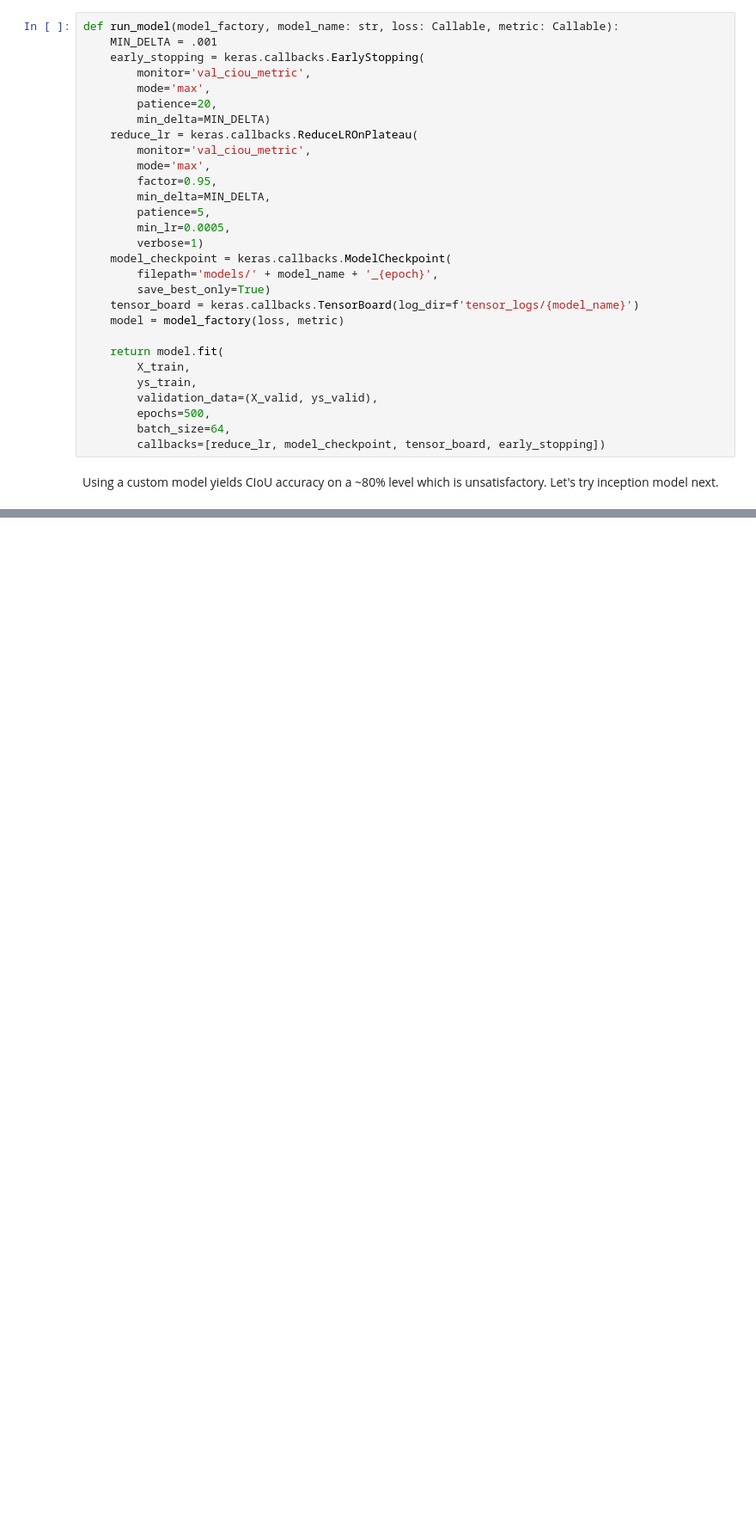
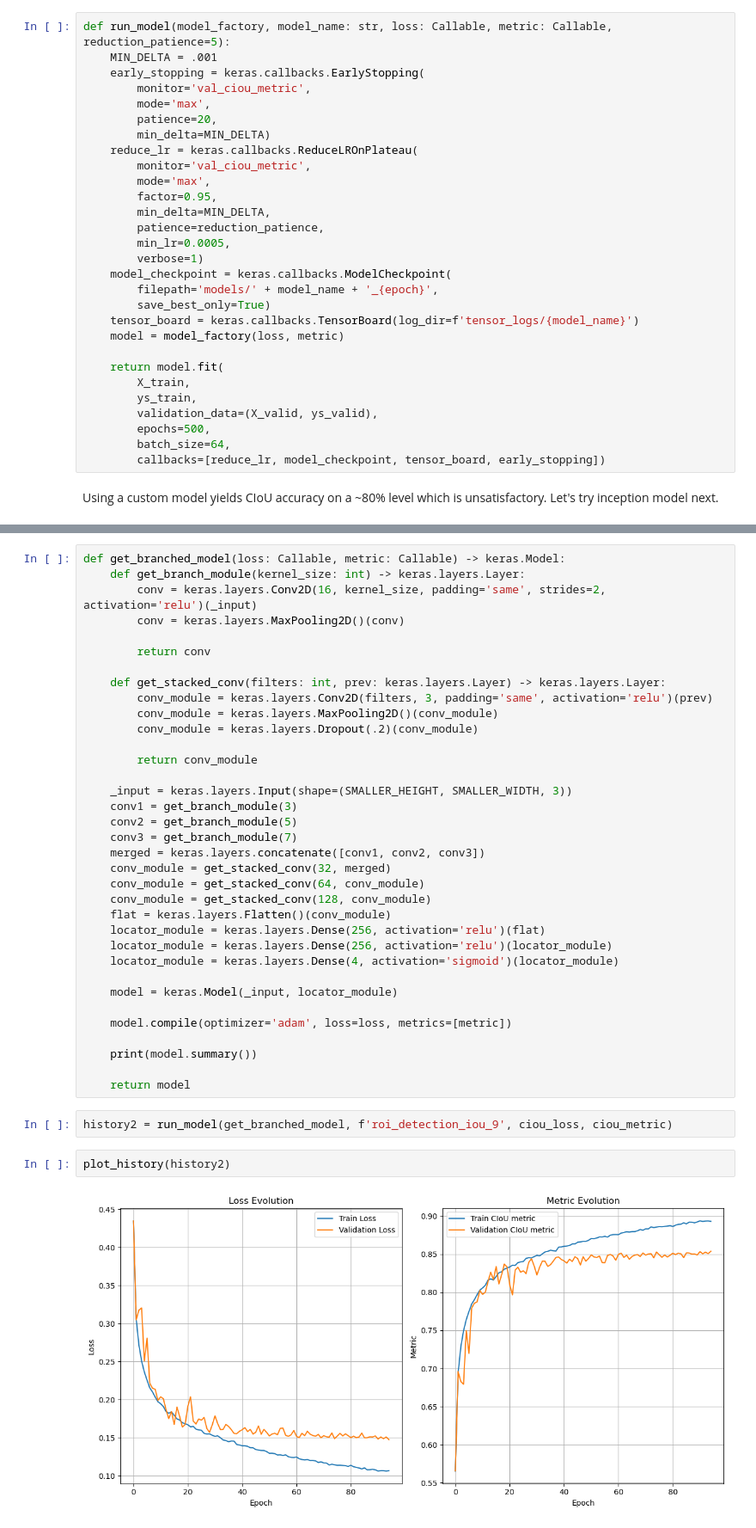
Before and after one commit to mmalek06/praca_inz_nn, a Jupyter notebook: roi_detection.ipynb, the cells around one changed output, grey strips where cells are left out. Shown: that part at 86% size. Saved outputs shown, nothing was run; the diff lists cells and outputs as text; blank space fills up the shorter version.

```diff
--- a/roi_detection.ipynb
+++ b/roi_detection.ipynb
@@ -150,5 +174,5 @@ def get_baseline_model(loss: Callable, metric: Callable) -> keras.Model:
 # %%
-def run_model(model_factory, model_name: str, loss: Callable, metric: Callable):
+def run_model(model_factory, model_name: str, loss: Callable, metric: Callable, reduction_patience=5):
     MIN_DELTA = .001
     early_stopping = keras.callbacks.EarlyStopping(
         monitor='val_ciou_metric',
@@ -160,7 +184,7 @@ def run_model(model_factory, model_name: str, loss: Callable, metric: Callable):
         mode='max',
         factor=0.95,
         min_delta=MIN_DELTA,
-        patience=5,
+        patience=reduction_patience,
         min_lr=0.0005,
         verbose=1)
     model_checkpoint = keras.callbacks.ModelCheckpoint(
@@ -247,3 +208,44 @@ def plot_history(hist) -> None:
 plot_history(history)
 # %% [output]
 [figure]
+# %%
+def get_branched_model(loss: Callable, metric: Callable) -> keras.Model:
+    def get_branch_module(kernel_size: int) -> keras.layers.Layer:
+        conv = keras.layers.Conv2D(16, kernel_size, padding='same', strides=2, activation='relu')(_input)
+        conv = keras.layers.MaxPooling2D()(conv)
+
+        return conv
+
+    def get_stacked_conv(filters: int, prev: keras.layers.Layer) -> keras.layers.Layer:
+        conv_module = keras.layers.Conv2D(filters, 3, padding='same', activation='relu')(prev)
+        conv_module = keras.layers.MaxPooling2D()(conv_module)
+        conv_module = keras.layers.Dropout(.2)(conv_module)
+
+        return conv_module
+
+    _input = keras.layers.Input(shape=(SMALLER_HEIGHT, SMALLER_WIDTH, 3))
+    conv1 = get_branch_module(3)
+    conv2 = get_branch_module(5)
+    conv3 = get_branch_module(7)
+    merged = keras.layers.concatenate([conv1, conv2, conv3])
+    conv_module = get_stacked_conv(32, merged)
+    conv_module = get_stacked_conv(64, conv_module)
+    conv_module = get_stacked_conv(128, conv_module)
+    flat = keras.layers.Flatten()(conv_module)
+    locator_module = keras.layers.Dense(256, activation='relu')(flat)
+    locator_module = keras.layers.Dense(256, activation='relu')(locator_module)
+    locator_module = keras.layers.Dense(4, activation='sigmoid')(locator_module)
+
+    model = keras.Model(_input, locator_module)
+
+    model.compile(optimizer='adam', loss=loss, metrics=[metric])
+
+    print(model.summary())
+
+    return model
+# %%
+history2 = run_model(get_branched_model, f'roi_detection_iou_9', ciou_loss, ciou_metric)
+# %%
+plot_history(history2)
+# %% [output]
+[figure, added]
```
Also changed, not shown: parts of 18 cells of this notebook.
